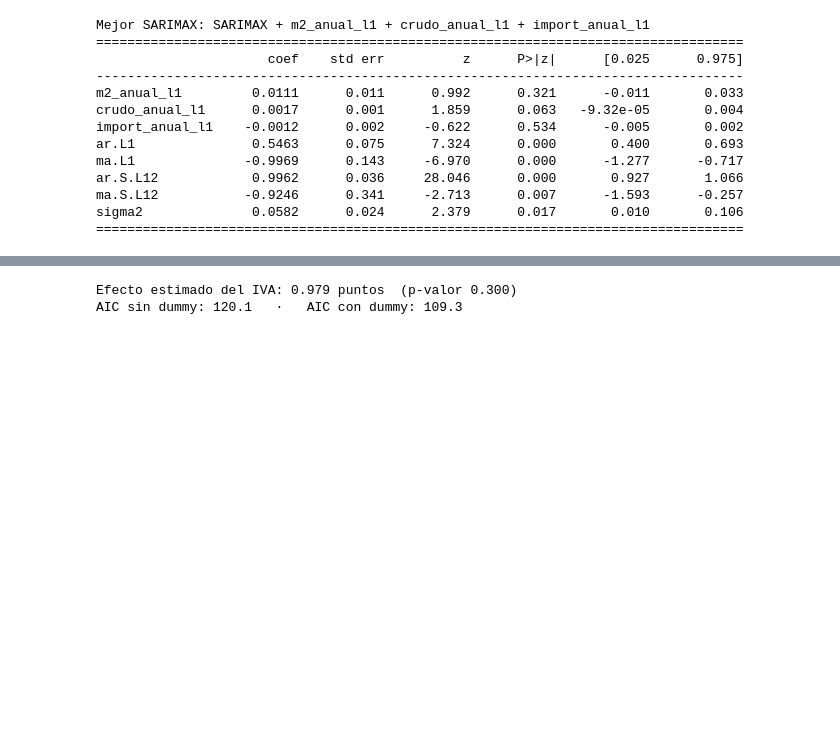
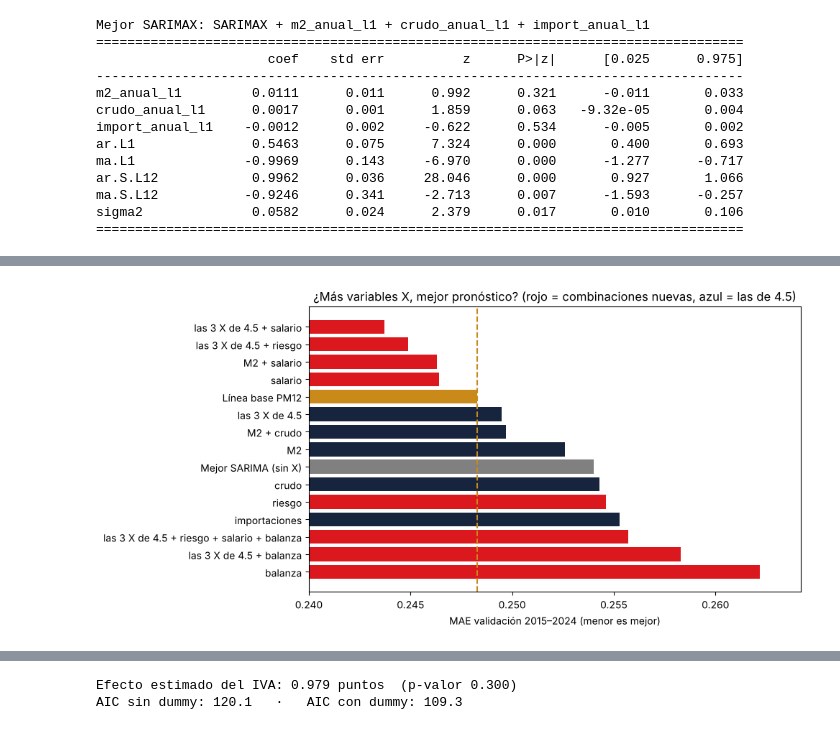
Before and after one commit to jonarosero/modulo5_econometria_forecasting_ia, a Jupyter notebook: notebooks/03_Dia3_ARIMA_SARIMA.ipynb, the cells around one changed output, grey strips where cells are left out. Cells and saved outputs as stored; diff of their text form; code cells hidden in the pictures; blank space fills up the shorter version.

```diff
--- a/notebooks/03_Dia3_ARIMA_SARIMA.ipynb
+++ b/notebooks/03_Dia3_ARIMA_SARIMA.ipynb
@@ -703,0 +783,17 @@ El Día 1 vimos que abril de 2024 tuvo un residuo grande por el aumento del IVA
+# %%
+fig, ax = plt.subplots(figsize=(10, 5))
+exp_graf = experimento['MAE_val'].sort_values(ascending=False)
+colores_exp = ['#C98A1A' if 'PM12' in n else ('gray' if 'sin X' in n else ('#DA181E' if n in [f['modelo'] for f in filas_extra] else '#16243D'))
+               for n in exp_graf.index]
+def corto(n):   # etiquetas cortas para el gráfico
+    n = n.replace('SARIMAX + ', '').replace('m2_anual_l1 + crudo_anual_l1 + import_anual_l1', 'las 3 X de 4.5')
+    return n.replace('_anual_l1', '').replace('_l1', '').replace('m2', 'M2').replace('import', 'importaciones')
+ax.barh([corto(n) for n in exp_graf.index], exp_graf.values, color=colores_exp)
+ax.axvline(MAE_PM12, color='#C98A1A', ls='--', lw=1.5)
+ax.set_xlim(0.24, exp_graf.max() + 0.002)
+ax.set_xlabel('MAE validación 2015–2024 (menor es mejor)')
+ax.set_title('¿Más variables X, mejor pronóstico? (rojo = combinaciones nuevas, azul = las de 4.5)')
+plt.tight_layout()
+plt.show()
+# %% [output]
+[figure, added]
```
Also changed, not shown: parts of 10 cells of this notebook, 3 other files.
